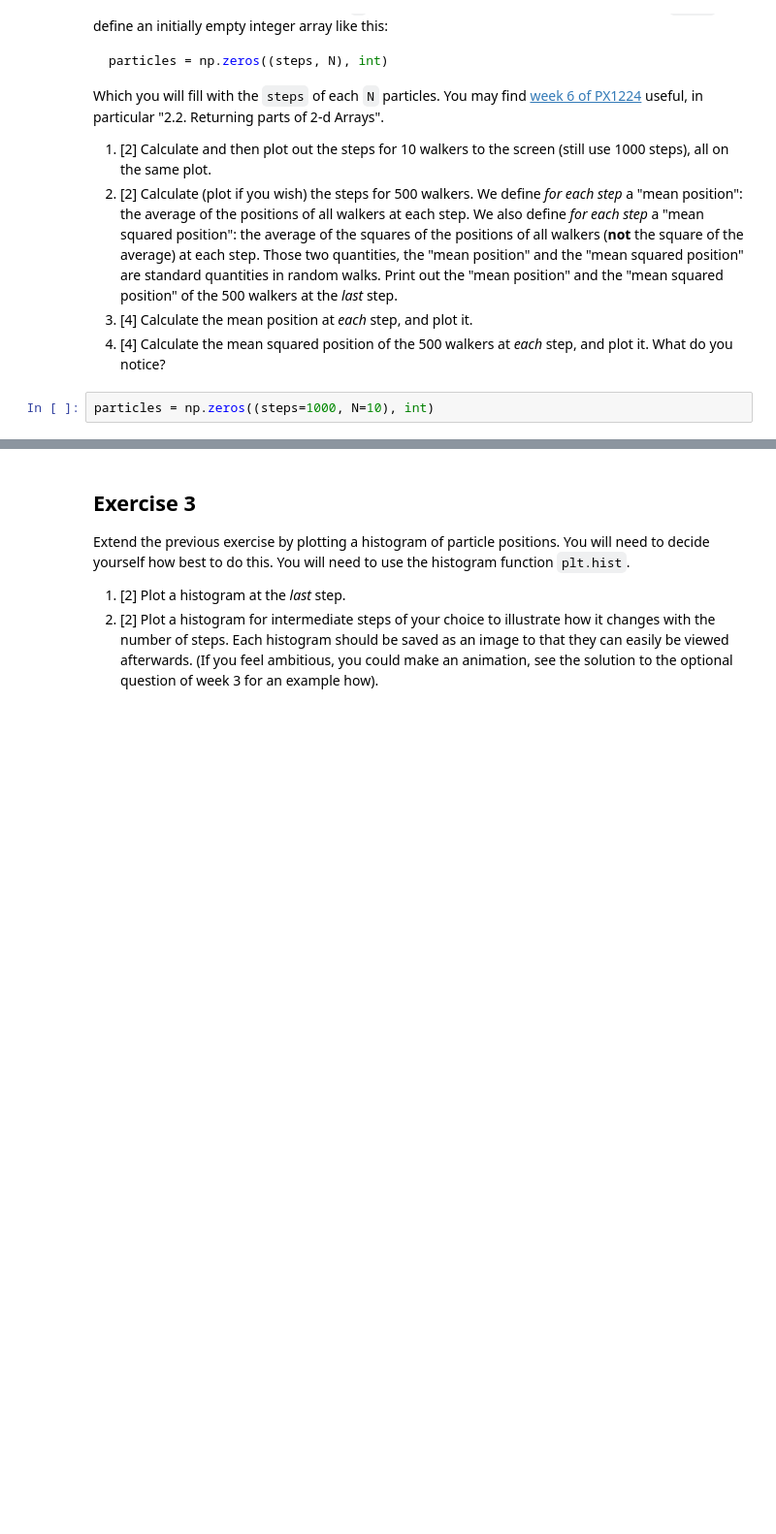
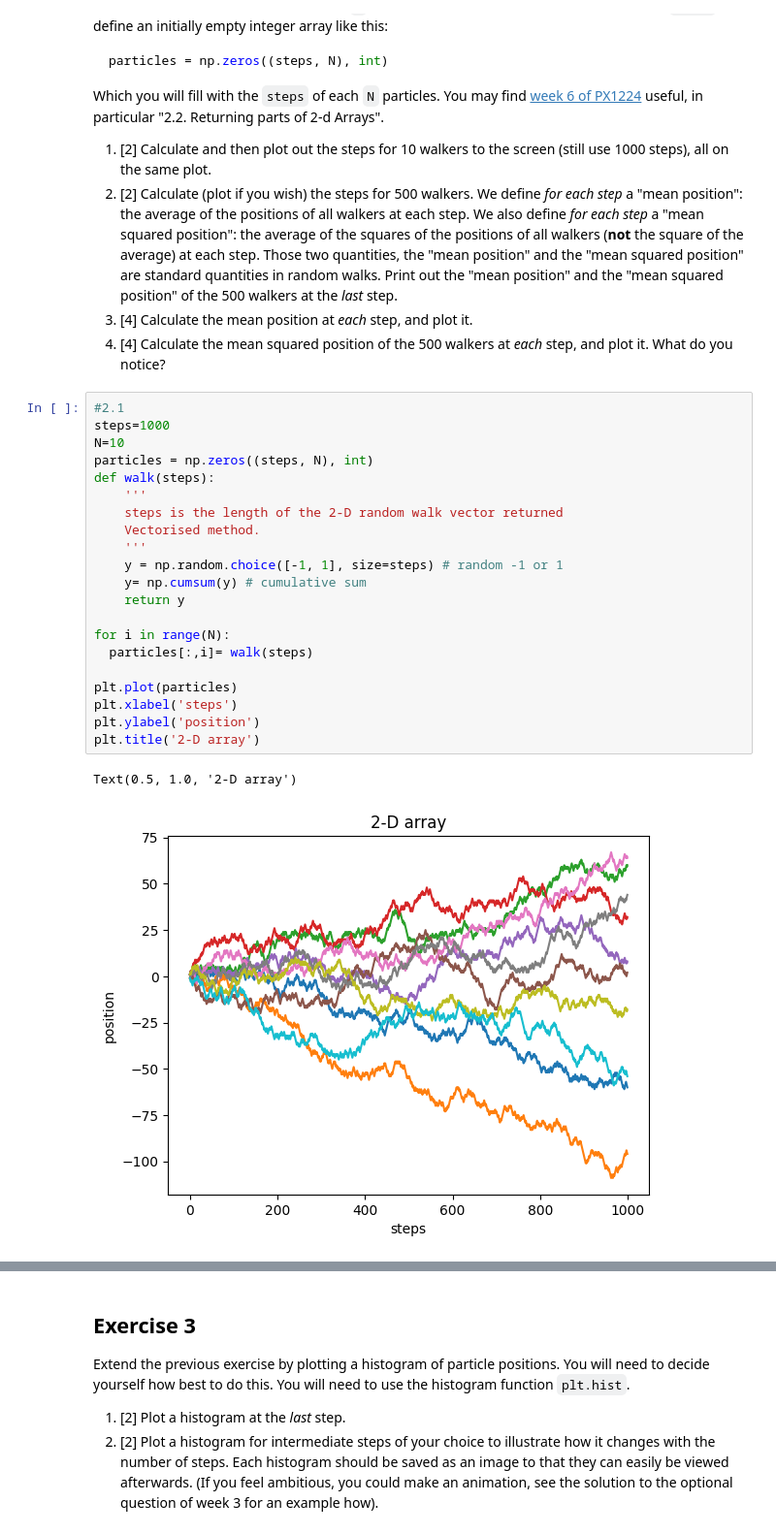
Before and after one commit to PX2145-2025/week-7-b-Anest-Cunliffe, a Jupyter notebook: Random_walk.ipynb, the cells around one changed output, grey strips where cells are left out. Shown at 97% size. Saved outputs shown, nothing was run; the diff lists cells and outputs as text; blank space fills up the shorter version.

```diff
--- a/Random_walk.ipynb
+++ b/Random_walk.ipynb
@@ -115,5 +96,27 @@ Which you will fill with the `steps` of each `N` particles. You may find [week 6
  3. [4] Calculate the mean position at _each_ step, and plot it.
  4. [4] Calculate the mean squared position of the 500 walkers at _each_ step, and
 plot it. What do you notice?
-# %%
-particles = np.zeros((steps=1000, N=10), int)
+# %%
+#2.1
+steps=1000
+N=10
+particles = np.zeros((steps, N), int)
+def walk(steps):
+    '''
+    steps is the length of the 2-D random walk vector returned
+    Vectorised method.
+    '''
+    y = np.random.choice([-1, 1], size=steps) # random -1 or 1
+    y= np.cumsum(y) # cumulative sum
+    return y
+
+for i in range(N):
+  particles[:,i]= walk(steps)
+
+plt.plot(particles)
+plt.xlabel('steps')
+plt.ylabel('position')
+plt.title('2-D array')
+# %% [output]
+Text(0.5, 1.0, '2-D array')
+[figure, added]
```
Also changed, not shown: parts of 3 cells of this notebook.
